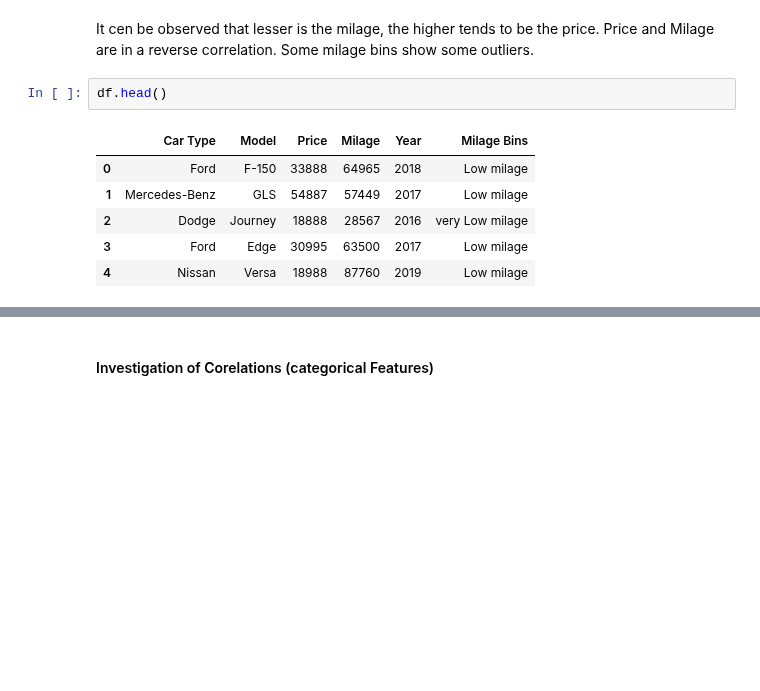
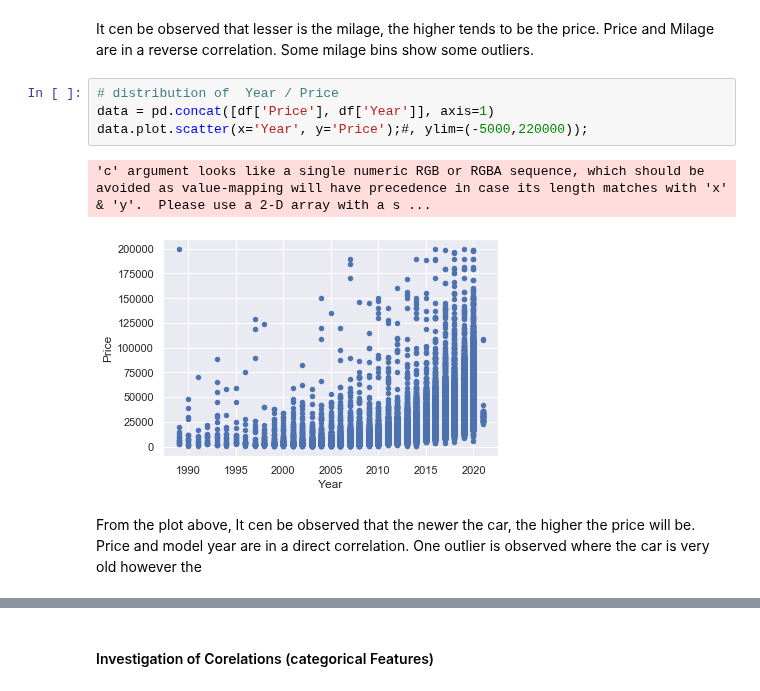
Before and after one commit to kavehamini/Used-Car-Price-Predictor, a Jupyter notebook: Analysis, Cleaning and Visualization of Used Honda Dataset obtained by Scraping Kijiji.ipynb, the cells around one changed output, grey strips where cells are left out. Cells and saved outputs as stored; diff of their text form; blank space fills up the shorter version.

```diff
--- a/Analysis, Cleaning and Visualization of Used Honda Dataset obtained by Scraping Kijiji.ipynb
+++ b/Analysis, Cleaning and Visualization of Used Honda Dataset obtained by Scraping Kijiji.ipynb
@@ -332,12 +261,12 @@ sns.boxplot(x = 'Milage Bins', y = 'Price', data =df)
 # %% [markdown]
 It cen be observed that lesser is the milage, the higher tends to be the price. Price and Milage are in a reverse correlation. Some milage bins show some outliers.
-# %%
-df.head()
-# %% [output]
-|  | Car Type | Model | Price | Milage | Year | Milage Bins |
-| 0 | Ford | F-150 | 33888 | 64965 | 2018 | Low milage |
-| 1 | Mercedes-Benz | GLS | 54887 | 57449 | 2017 | Low milage |
-| 2 | Dodge | Journey | 18888 | 28567 | 2016 | very Low milage |
-| 3 | Ford | Edge | 30995 | 63500 | 2017 | Low milage |
-| 4 | Nissan | Versa | 18988 | 87760 | 2019 | Low milage |
+# %%
+# distribution of  Year / Price
+data = pd.concat([df['Price'], df['Year']], axis=1)
+data.plot.scatter(x='Year', y='Price');#, ylim=(-5000,220000));
+# %% [output]
+'c' argument looks like a single numeric RGB or RGBA sequence, which should be avoided as value-mapping will have precedence in case its length matches with 'x' & 'y'.  Please use a 2-D array with a s ...
+[figure, added]
+# %% [markdown]
+From the plot above, It cen be observed that the newer the car, the higher the price will be. Price and model year are in a direct correlation. One outlier is observed where the car is very old however the
 # %%
```
Also changed, not shown: parts of 14 cells of this notebook.
